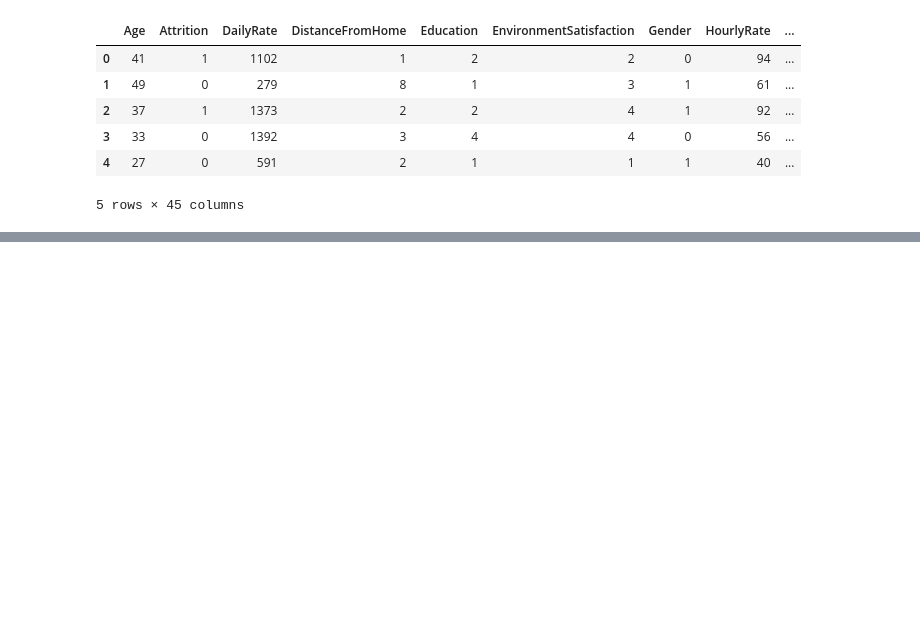
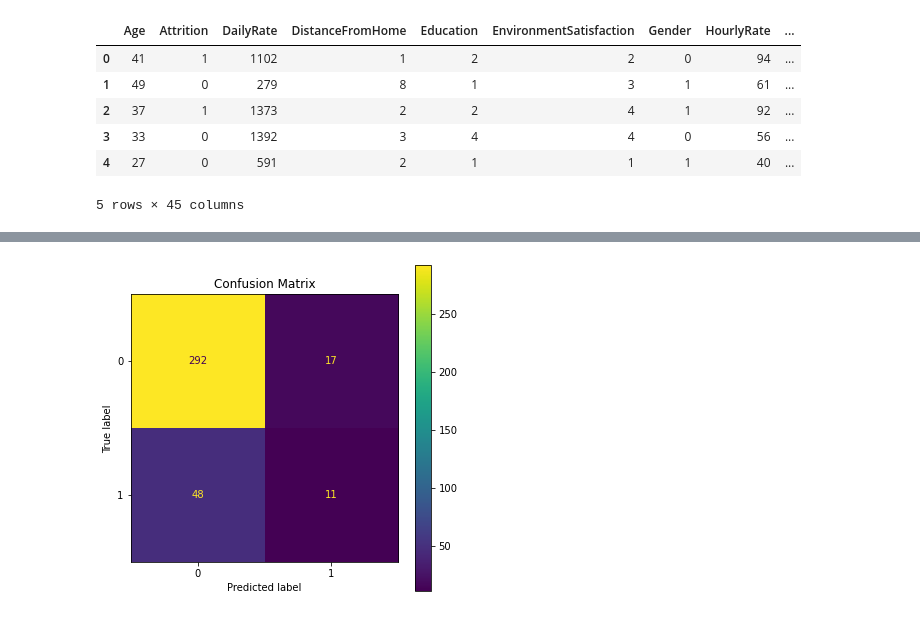
Before and after one commit to slavaminchuk/Employee-Churn, a Jupyter notebook: Отток сотрудников.ipynb, the cells around one changed output, grey strips where cells are left out. Drawn from its saved outputs; the diff is of its cells as text; code cells hidden in the pictures; blank space fills up the shorter version.

```diff
--- a/Отток сотрудников.ipynb
+++ b/Отток сотрудников.ipynb
@@ -701,0 +813,24 @@ sns.boxplot(data=s)
+# %%
+model_rf = RandomForestClassifier(class_weight="balanced", random_state=42)
+params_rf = {
+    "n_estimators": [75, 100, 150, 200],
+    "min_samples_split": [2, 4, 6, 8, 10],
+    "min_samples_leaf": [1, 2, 3, 4],
+    "max_depth": [5, 10, 15, 20, 25],
+}
+grid_rf = GridSearchCV(
+    estimator=model_rf,
+    param_grid=params_rf,
+    cv=folds,
+    scoring="roc_auc",
+    n_jobs=4,
+    return_train_score=True,
+)
+grid_rf.fit(X_train, y_train)
+best_estimator_rf = grid_rf.best_estimator_
+
+print("=" * 60 + "\n")
+print("Best estimator: ", best_estimator_rf)
+print("Best parameters: ", grid_rf.best_params_)
+print("Best roc auc score: ", grid_rf.best_score_)
+print("=" * 60 + "\n")
@@ -701,0 +846,9 @@ sns.boxplot(data=s)
+# %%
+y_pred_rf = best_estimator_rf.predict(X_test)
+y_pred_rf_proba = best_estimator_rf.predict_proba(X_test)
+
+report_rf = classification_report(y_test, y_pred_rf)
+print(report_rf)
+
+print("=" * 60 + "\n")
+print("roc_auc score in test sample: ", roc_auc_score(y_test, y_pred_rf_proba[:,1]))
@@ -701,0 +868,11 @@ sns.boxplot(data=s)
+# %%
+matrix_rf = confusion_matrix(y_test, y_pred_rf)
+cmp_rf = ConfusionMatrixDisplay(confusion_matrix=matrix_rf)
+
+
+fig, ax = plt.subplots(figsize=(6, 6))
+cmp_rf.plot(ax=ax)
+plt.title("Confusion Matrix")
+plt.show()
+# %% [output]
+[figure, added]
```
Also changed, not shown: parts of 35 cells of this notebook.
